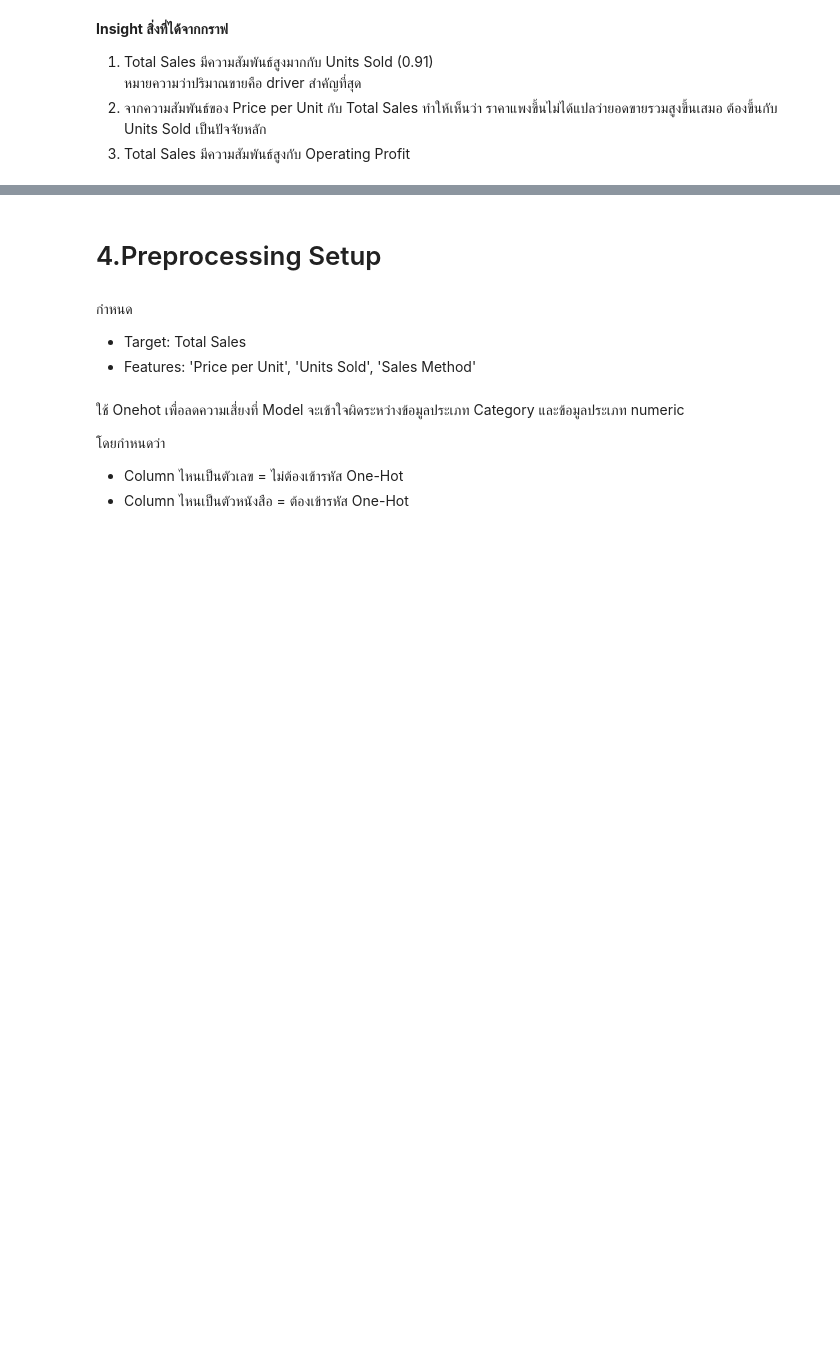
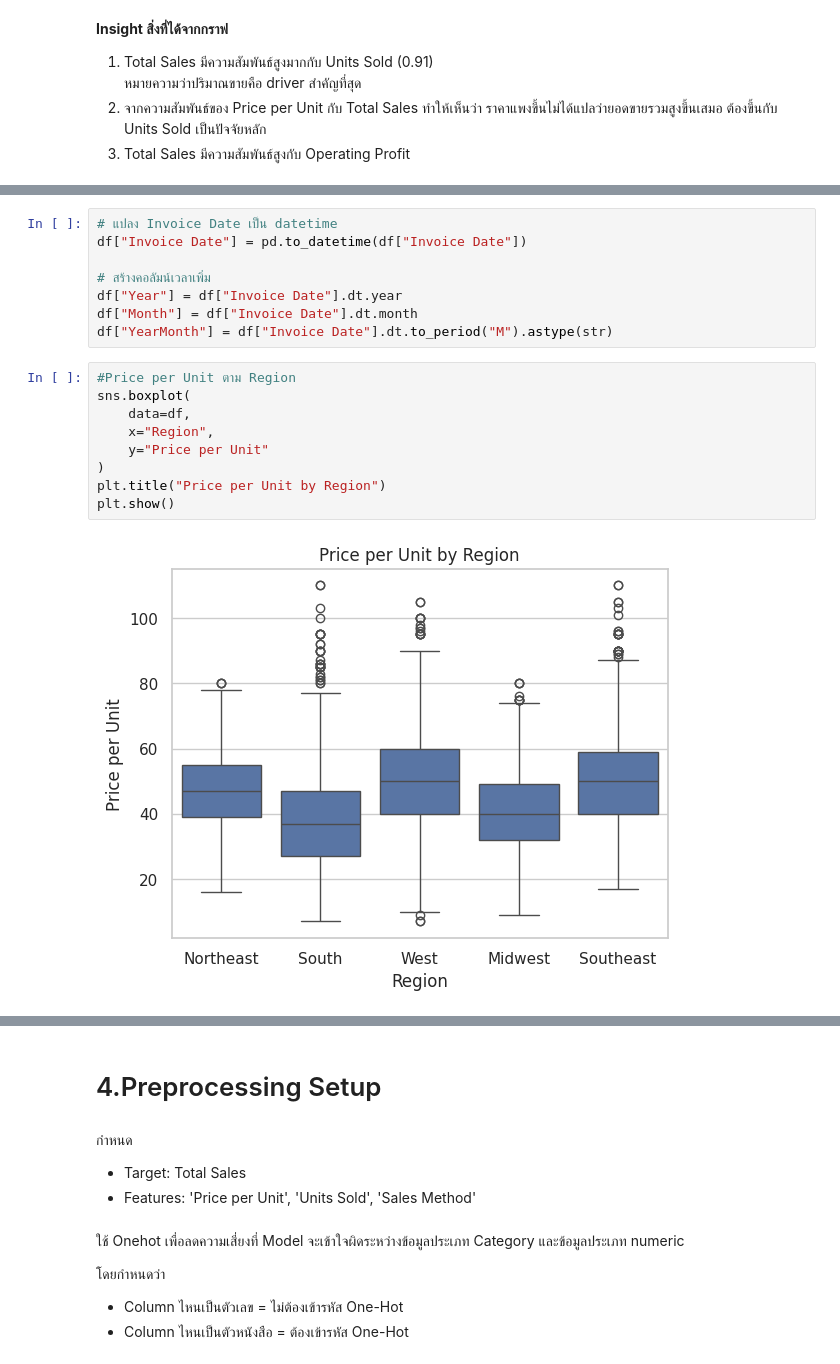
Before and after one commit to sarutah/Final_Project_Ds514-515, a Jupyter notebook: Project514_515_2_.ipynb, the cells around one changed output, grey strips where cells are left out. Saved outputs shown, nothing was run; the diff lists cells and outputs as text; blank space fills up the shorter version.

```diff
--- a/Project514_515_2_.ipynb
+++ b/Project514_515_2_.ipynb
@@ -168,0 +169,19 @@ plt.show()
+# %%
+# แปลง Invoice Date เป็น datetime
+df["Invoice Date"] = pd.to_datetime(df["Invoice Date"])
+
+# สร้างคอลัมน์เวลาเพิ่ม
+df["Year"] = df["Invoice Date"].dt.year
+df["Month"] = df["Invoice Date"].dt.month
+df["YearMonth"] = df["Invoice Date"].dt.to_period("M").astype(str)
+# %%
+#Price per Unit ตาม Region
+sns.boxplot(
+    data=df,
+    x="Region",
+    y="Price per Unit"
+)
+plt.title("Price per Unit by Region")
+plt.show()
+# %% [output]
+[figure, added]
```
Also changed, not shown: parts of 19 cells of this notebook.
